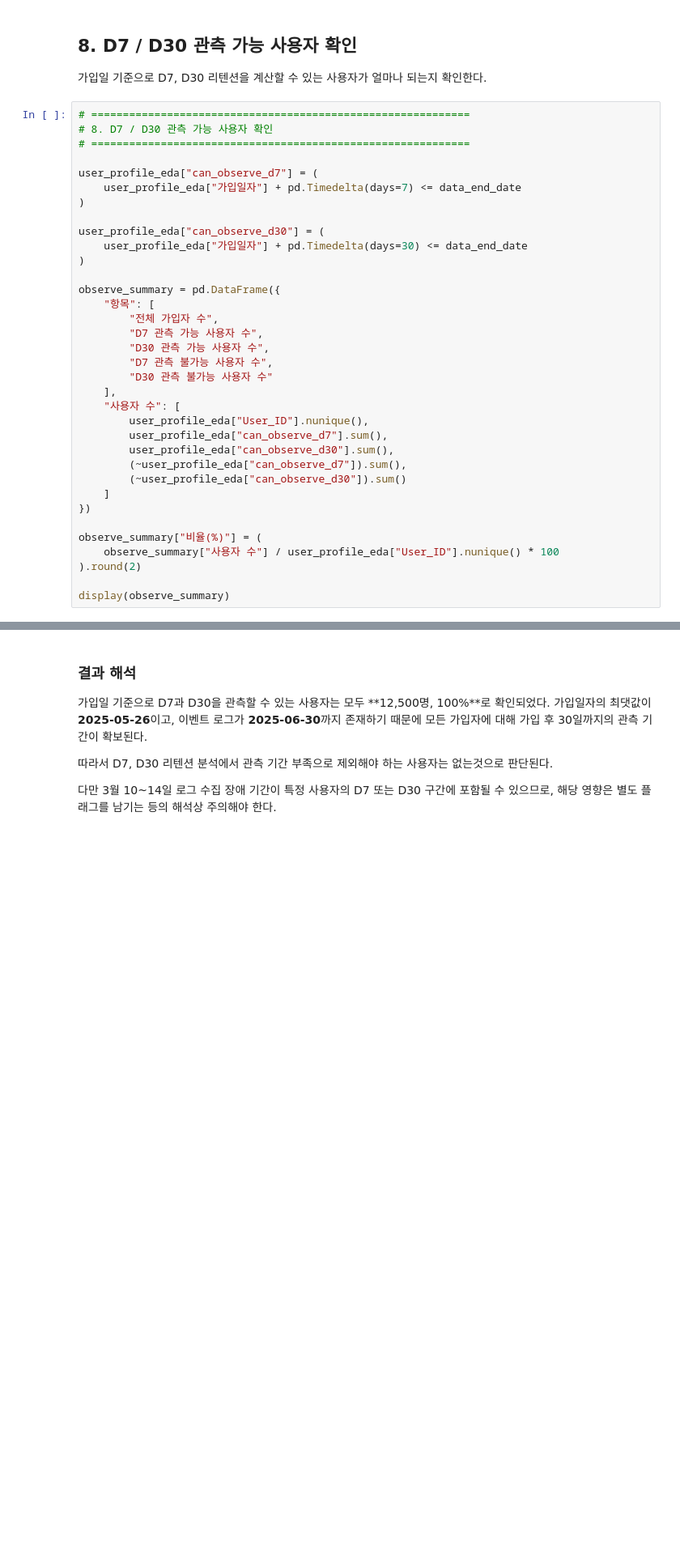
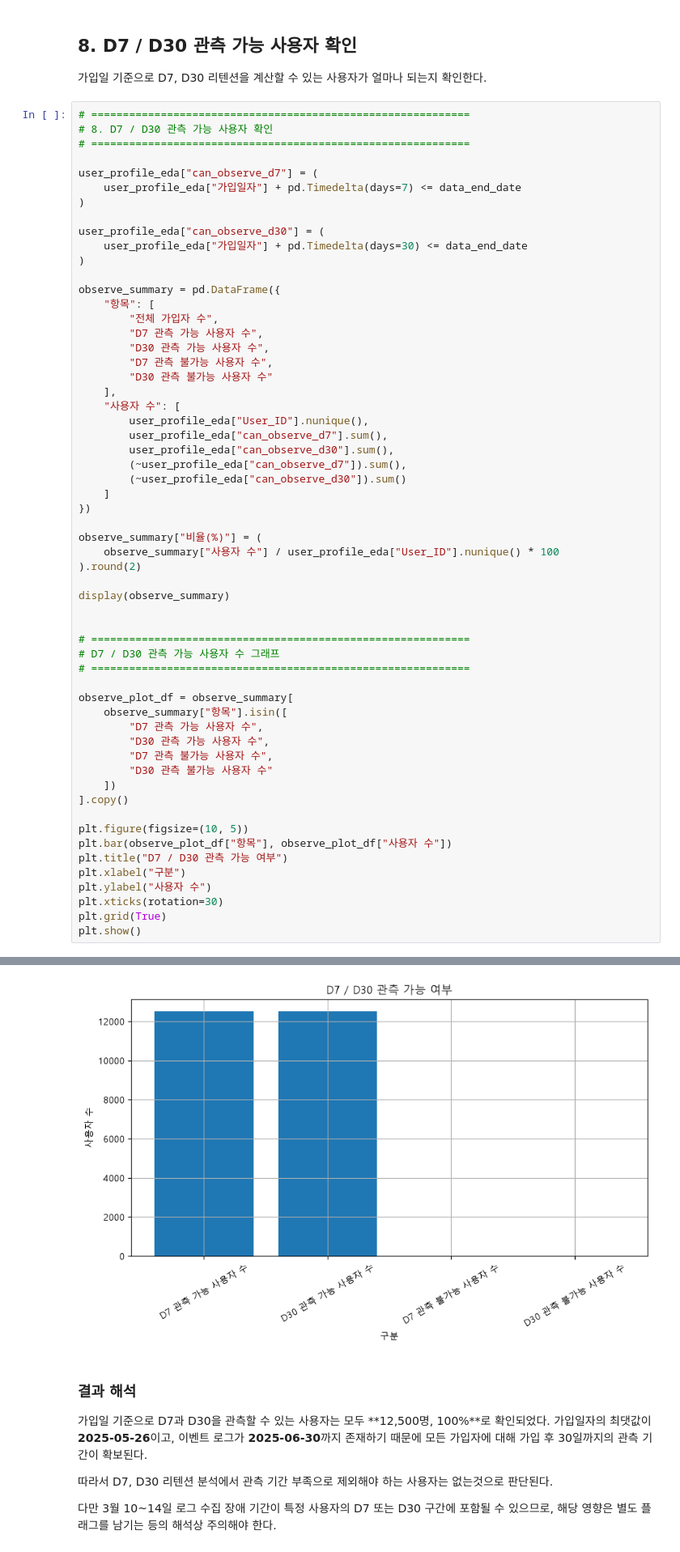
Before and after one commit to leegolem/Anti-Churn-Committee, a Jupyter notebook: notebooks/juseong/eda.ipynb, the cells around one changed output, grey strips where cells are left out. Shown at 81% size. Drawn from its saved outputs; the diff is of its cells as text; blank space fills up the shorter version.

```diff
--- a/notebooks/juseong/eda.ipynb
+++ b/notebooks/juseong/eda.ipynb
@@ -784,33 +946,57 @@ user_profile_eda["can_observe_d30"] = (
 
 observe_summary = pd.DataFrame({
     "항목": [
         "전체 가입자 수",
         "D7 관측 가능 사용자 수",
         "D30 관측 가능 사용자 수",
         "D7 관측 불가능 사용자 수",
         "D30 관측 불가능 사용자 수"
     ],
     "사용자 수": [
         user_profile_eda["User_ID"].nunique(),
         user_profile_eda["can_observe_d7"].sum(),
         user_profile_eda["can_observe_d30"].sum(),
         (~user_profile_eda["can_observe_d7"]).sum(),
         (~user_profile_eda["can_observe_d30"]).sum()
     ]
 })
 
 observe_summary["비율(%)"] = (
     observe_summary["사용자 수"] / user_profile_eda["User_ID"].nunique() * 100
 ).round(2)
 
 display(observe_summary)
+
+
+# ============================================================
+# D7 / D30 관측 가능 사용자 수 그래프
+# ============================================================
+
+observe_plot_df = observe_summary[
+    observe_summary["항목"].isin([
+        "D7 관측 가능 사용자 수",
+        "D30 관측 가능 사용자 수",
+        "D7 관측 불가능 사용자 수",
+        "D30 관측 불가능 사용자 수"
+    ])
+].copy()
+
+plt.figure(figsize=(10, 5))
+plt.bar(observe_plot_df["항목"], observe_plot_df["사용자 수"])
+plt.title("D7 / D30 관측 가능 여부")
+plt.xlabel("구분")
+plt.ylabel("사용자 수")
+plt.xticks(rotation=30)
+plt.grid(True)
+plt.show()
 # %% [output]
 |  | 항목 | 사용자 수 | 비율(%) |
 | 0 | 전체 가입자 수 | 12500 | 100.0 |
 | 1 | D7 관측 가능 사용자 수 | 12500 | 100.0 |
 | 2 | D30 관측 가능 사용자 수 | 12500 | 100.0 |
 | 3 | D7 관측 불가능 사용자 수 | 0 | 0.0 |
 | 4 | D30 관측 불가능 사용자 수 | 0 | 0.0 |
+[figure, added]
 # %% [markdown]
 ### 결과 해석
 
```
Also changed, not shown: parts of 9 cells of this notebook, 3 other files.
